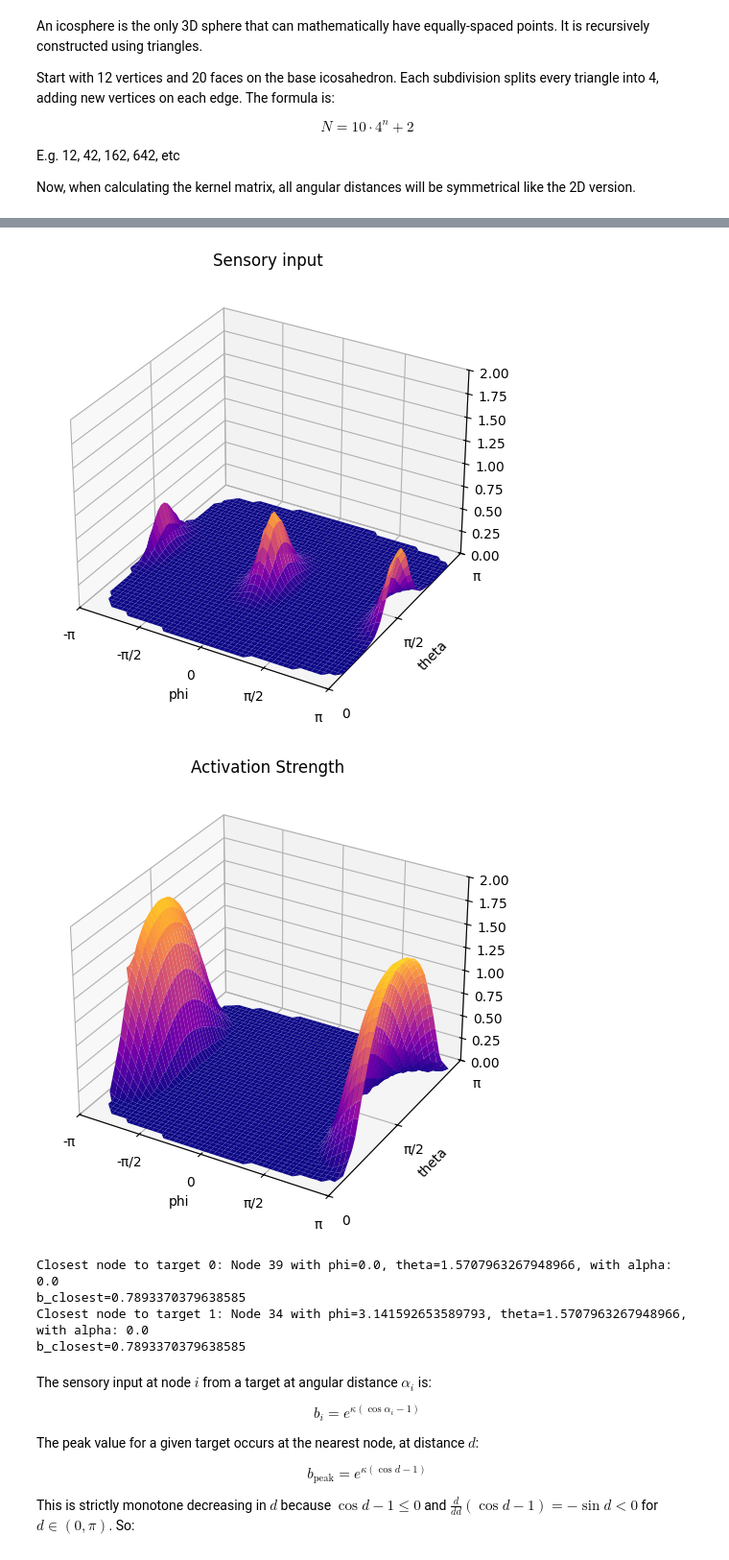
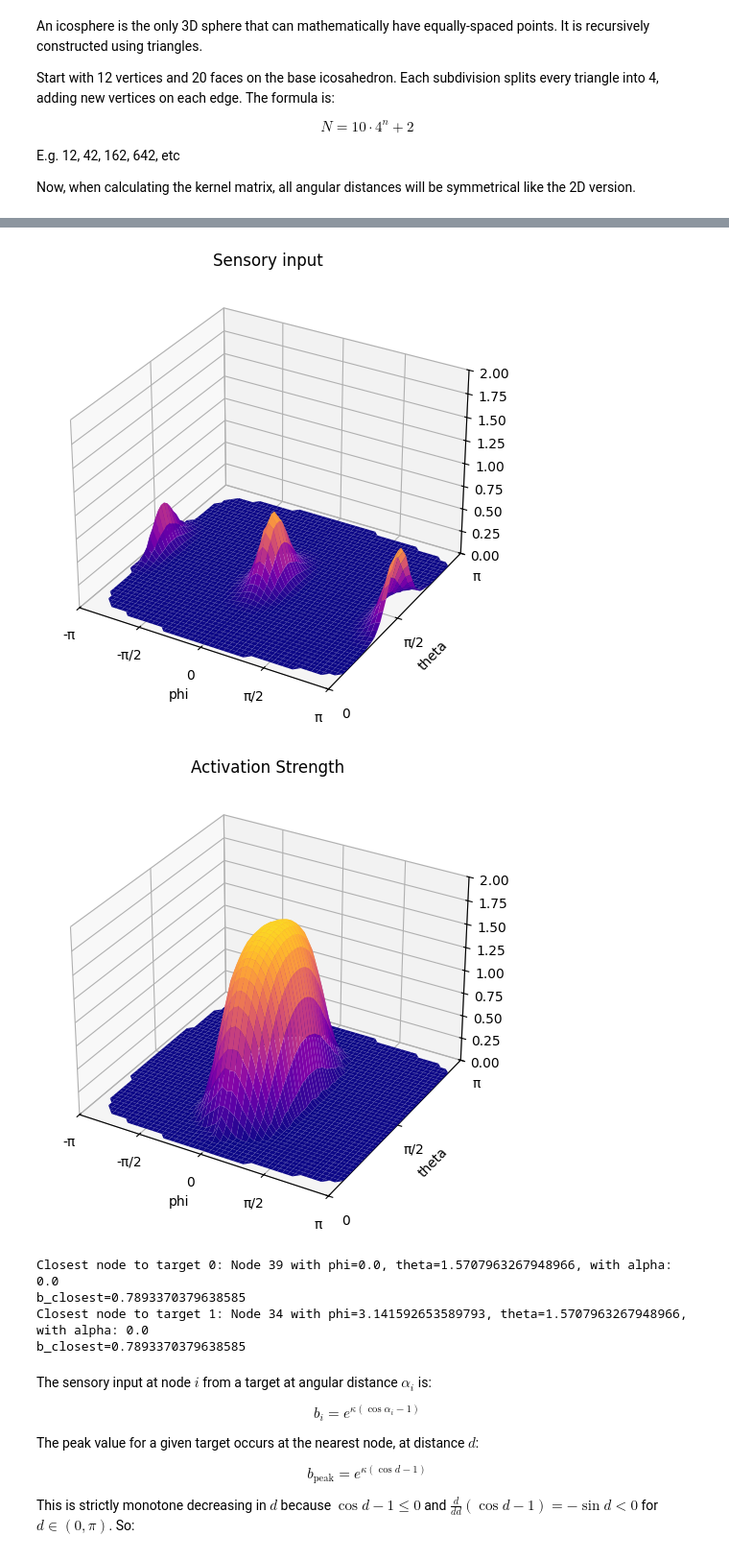
Before and after one commit to noah-ginzburg/RANController, a Jupyter notebook: RAN/mean_field_model_3d.ipynb, the cells around one changed output, grey strips where cells are left out. Shown at 96% size. Cells and saved outputs as stored; diff of their text form; code cells hidden in the pictures.

Commit message:
commit progress, 3 graphs

```diff
--- a/RAN/mean_field_model_3d.ipynb
+++ b/RAN/mean_field_model_3d.ipynb
@@ -299,10 +295,10 @@ dt = 0.1
 sigma = 14.0
 kappa = 20.0
 u = 3.0
-J = 20
+J = 5
 
-target1 = (2.0, 0, np.pi/2, 20.0)   #distance, phi, theta, quality
-target2 = (2.0, (-np.pi), np.pi/2, 20.0)   #distance, phi, theta, quality
+target1 = [2.0, 0, np.pi/2, 20.0]   #distance, phi, theta, quality
+target2 = [2.0, (-np.pi), np.pi/2, 20.0]   #distance, phi, theta, quality
 targets = [target1, target2]
 # %%
 # Node positions and connectivity
@@ -334,6 +330,6 @@ print(u_crit)
 # %%
 T = 200
-u=0.68
+u=3.0
 sigma=1.5
 b = generate_sensory_input(nodes, targets, kappa)
 # b = generate_equal_sensory_input(nodes, targets, kappa)
@@ -348,7 +344,7 @@ vis = []
 for i in range(len(nodes)):
     vis.append((1, nodes[i][PHI], nodes[i][THETA]))
 
-plot_polar_points_3D(vis, b, "Sensory Input", bool(0))
+plot_polar_points_3D(vis, b, "Sensory Input", bool(1))
 plot_polar_points_3D(vis, z_final, "Activation Strength", bool(1))
 
 cloud = pv.PolyData(polar_to_cartesian_3D(nodes))
@@ -405,5 +401,5 @@ Widget(value='<iframe src="http://localhost:37289/index.html?ui=P_0x73482ea76860
 [figure]
-[figure, old version]
+[figure, new version]
 Closest node to target 0: Node 39 with phi=0.0, theta=1.5707963267948966, with alpha: 0.0
 b_closest=0.7893370379638585
 Closest node to target 1: Node 34 with phi=3.141592653589793, theta=1.5707963267948966, with alpha: 0.0
```
Also changed, not shown: parts of 8 cells of this notebook.
